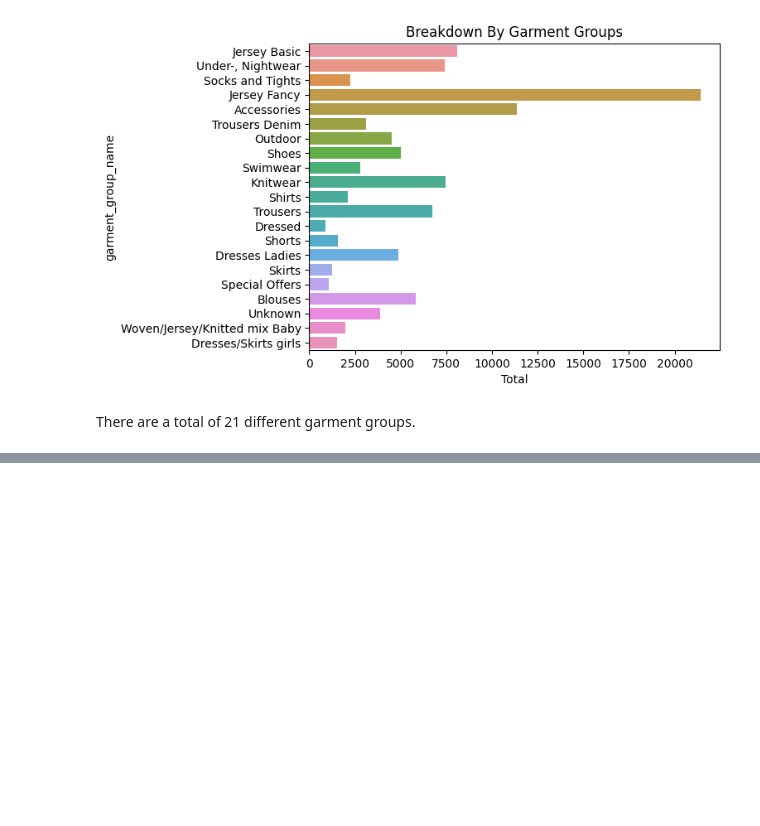
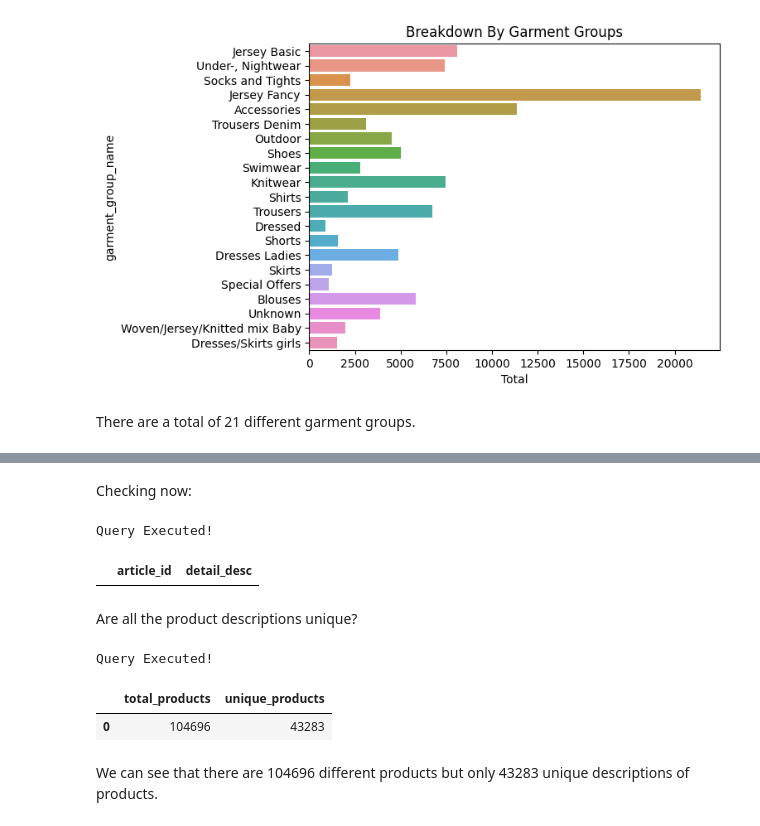
Before and after one commit to ALvee-611/RECBuildPlan, a Jupyter notebook: 2. Notebooks/articles_EDA.ipynb, the cells around one changed output, grey strips where cells are left out. Saved outputs shown, nothing was run; the diff lists cells and outputs as text; code cells hidden in the pictures; blank space fills up the shorter version.

```diff
--- a/2. Notebooks/articles_EDA.ipynb
+++ b/2. Notebooks/articles_EDA.ipynb
@@ -306,0 +356,39 @@ There are a total of 21 different garment groups.
+# %% [markdown]
+Checking now:
+# %%
+q = """
+SELECT
+    article_id, detail_desc
+FROM
+    articles_processed
+WHERE
+    detail_desc IS NULL;
+"""
+def read_query(query):
+    engine = create_engine(f'mysql+pymysql://{user}:{password}@{host}:{port}/{database}')
+    df = pd.read_sql_query(sql = sql_text(query), con=engine.connect())
+    print('Query Executed!')
+    return df
+
+read_query(q)
+# %% [output]
+Query Executed!
+|  | article_id | detail_desc |
+# %% [markdown]
+Are all the product descriptions unique?
+# %%
+q="""
+SELECT
+    COUNT(detail_desc) AS total_products,
+    COUNT(DISTINCT detail_desc) AS unique_products
+FROM
+    articles_processed
+"""
+
+read_query(q)
+# %% [output]
+Query Executed!
+|  | total_products | unique_products |
+| 0 | 104696 | 43283 |
+# %% [markdown]
+We can see that there are 104696 different products but only 43283 unique descriptions of products.
```
Also changed, not shown: parts of 6 cells of this notebook, 37 other files.
